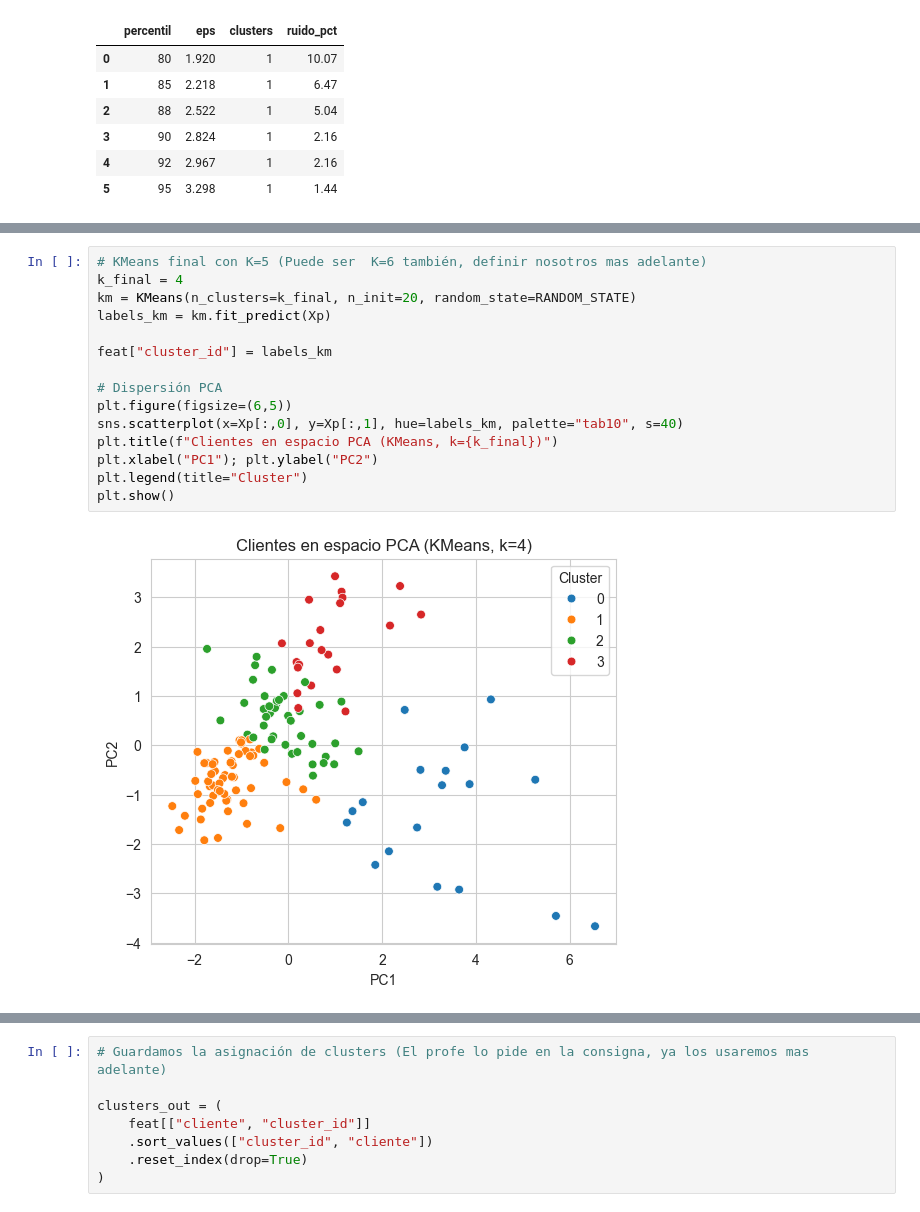
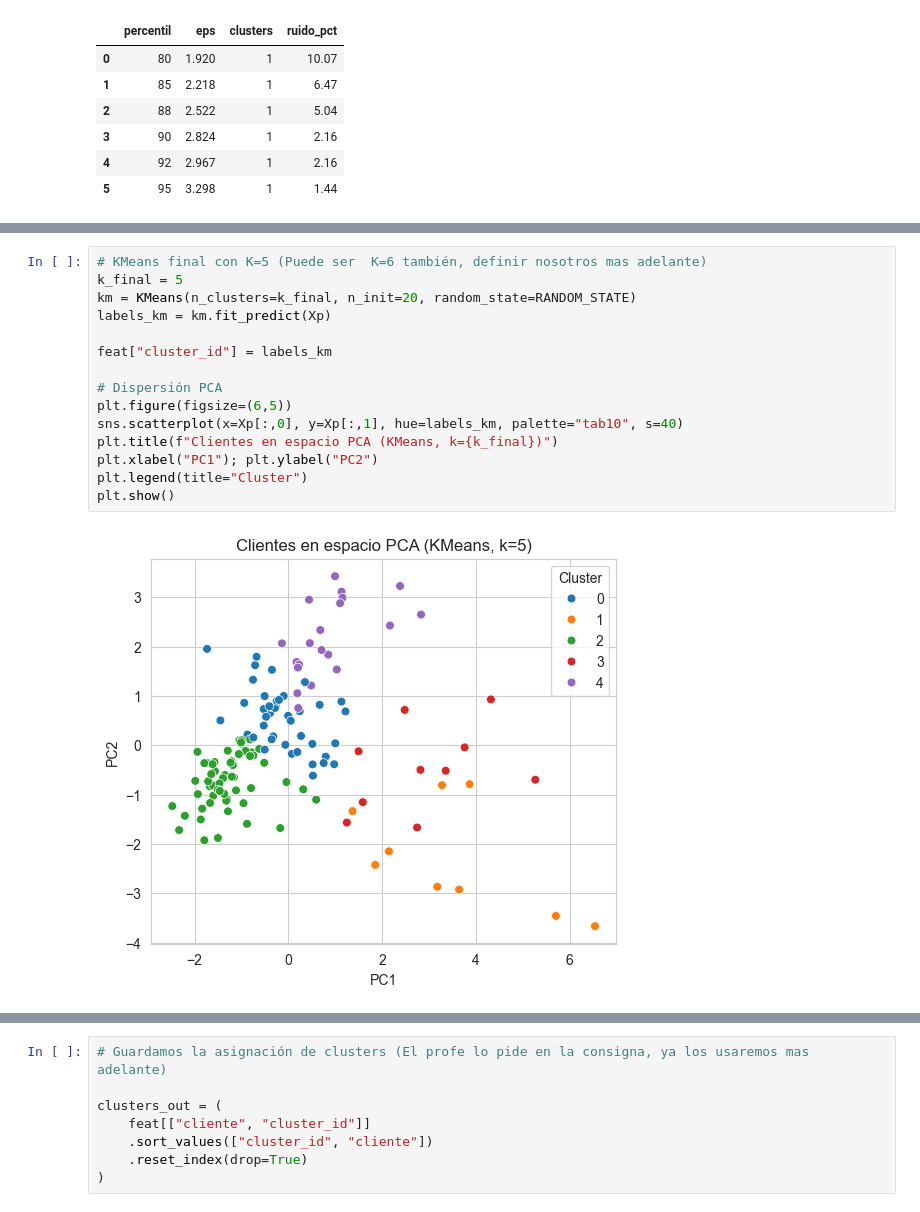
Before and after one commit to SantiagoCastellanos14/m11-practico1-eda, a Jupyter notebook: notebooks/practico_3_eda.ipynb, the cells around one changed output, grey strips where cells are left out. Cells and saved outputs as stored; diff of their text form.

```diff
--- a/notebooks/practico_3_eda.ipynb
+++ b/notebooks/practico_3_eda.ipynb
@@ -365,20 +510,20 @@ plot_multi_silhouettes(Xp, ks=[2,3,4,5,6,7,8,9,10])
 # %%
 # KMeans final con K=5 (Puede ser  K=6 también, definir nosotros mas adelante)
-k_final = 4
+k_final = 5
 km = KMeans(n_clusters=k_final, n_init=20, random_state=RANDOM_STATE)
 labels_km = km.fit_predict(Xp)
 
 feat["cluster_id"] = labels_km
 
 # Dispersión PCA
 plt.figure(figsize=(6,5))
 sns.scatterplot(x=Xp[:,0], y=Xp[:,1], hue=labels_km, palette="tab10", s=40)
 plt.title(f"Clientes en espacio PCA (KMeans, k={k_final})")
 plt.xlabel("PC1"); plt.ylabel("PC2")
 plt.legend(title="Cluster")
 plt.show()
 # %% [output]
-[figure, old version]
+[figure, new version]
 # %%
 # Perfilado de clusters (medianas por variable)
 cols_num = [
```
Also changed, not shown: parts of 10 cells of this notebook.
